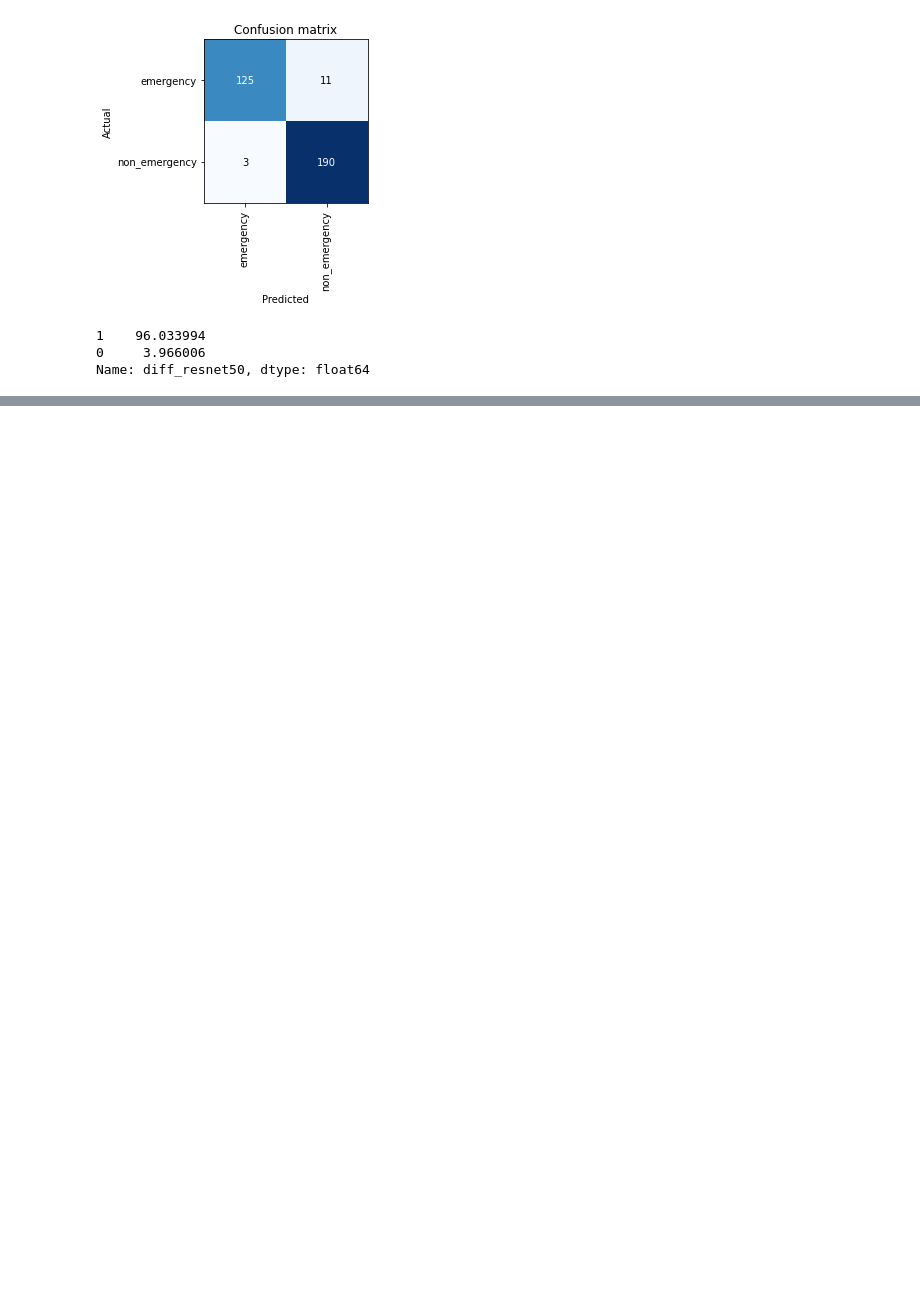
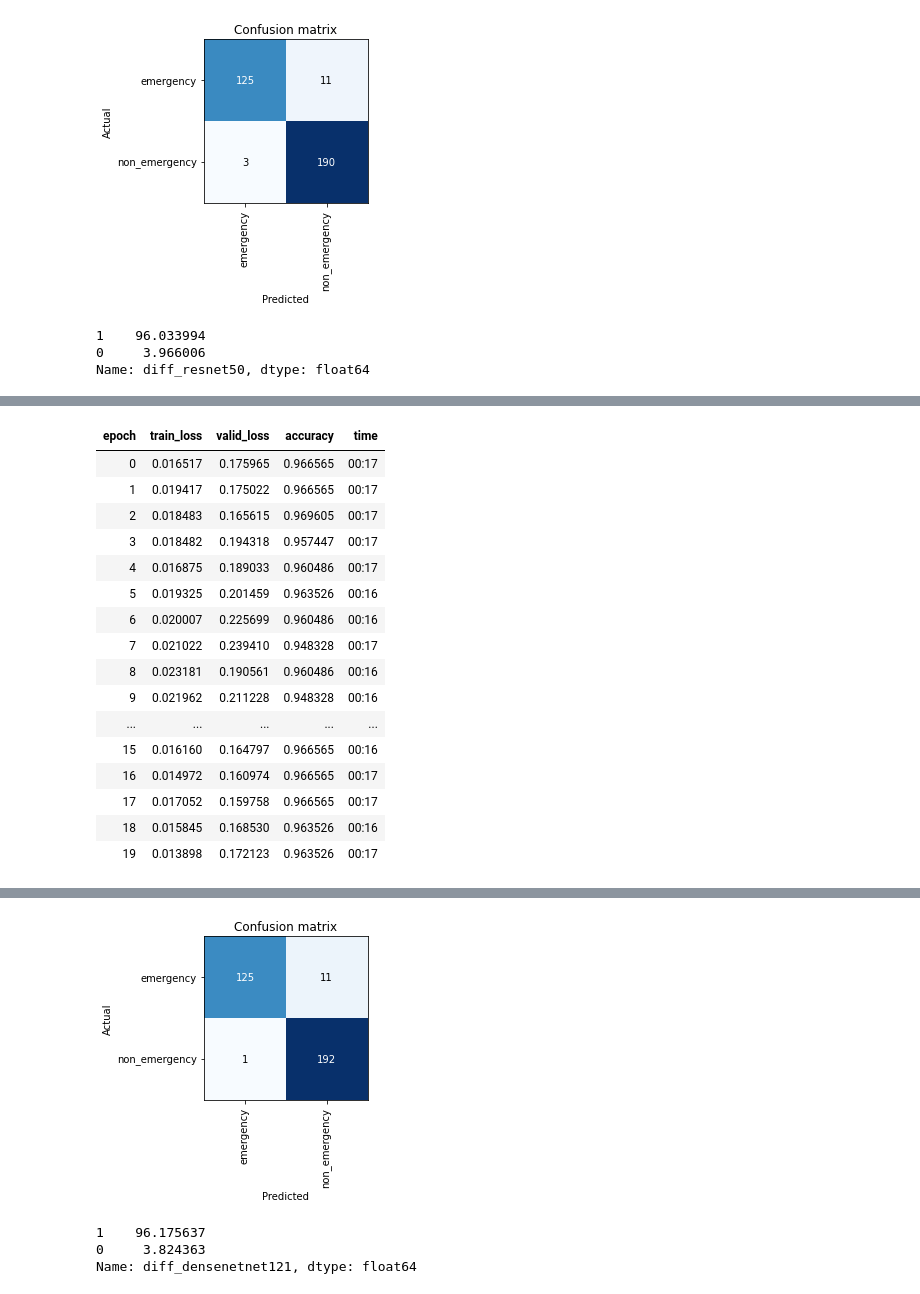
Before and after one commit to amitnits2016/fastai, a Jupyter notebook: EmergencyVsNon/EmergencyVsNon.ipynb, the cells around one changed output, grey strips where cells are left out. Saved outputs shown, nothing was run; the diff lists cells and outputs as text; code cells hidden in the pictures; blank space fills up the shorter version.

```diff
--- a/EmergencyVsNon/EmergencyVsNon.ipynb
+++ b/EmergencyVsNon/EmergencyVsNon.ipynb
@@ -413,0 +426,32 @@ learn.save('BinaryImageClassification')
+# %%
+learn_densenet121.fit_one_cycle(20,max_lr=slice(1e-6,6e-4))
+interp = ClassificationInterpretation.from_learner(learn_densenet121)
+interp.plot_confusion_matrix( )
+preds = []
+filename = []
+for i in range(0,706):
+    f = str(learn_densenet121.data.test_ds.items[i]).split('/')[-1]
+    p = learn_densenet121.predict(data.test_ds.x[i])
+    filename.append(f)
+    preds.append(int(p[0]))
+
+df6=pd.DataFrame(list(zip(filename,preds)),columns=['image_names','pred_densenet121'])
+learn_densenet121.save('learn_densenet121_updated')
+# %% [output]
+| epoch | train_loss | valid_loss | accuracy | time |
+| 0 | 0.016517 | 0.175965 | 0.966565 | 00:17 |
+| 1 | 0.019417 | 0.175022 | 0.966565 | 00:17 |
+| 2 | 0.018483 | 0.165615 | 0.969605 | 00:17 |
+| 3 | 0.018482 | 0.194318 | 0.957447 | 00:17 |
+| 4 | 0.016875 | 0.189033 | 0.960486 | 00:17 |
+| 5 | 0.019325 | 0.201459 | 0.963526 | 00:16 |
+| 6 | 0.020007 | 0.225699 | 0.960486 | 00:16 |
+| 7 | 0.021022 | 0.239410 | 0.948328 | 00:17 |
+| 8 | 0.023181 | 0.190561 | 0.960486 | 00:16 |
+| 9 | 0.021962 | 0.211228 | 0.948328 | 00:16 |
+| ... | ... | ... | ... | ... |
+| 15 | 0.016160 | 0.164797 | 0.966565 | 00:16 |
+| 16 | 0.014972 | 0.160974 | 0.966565 | 00:17 |
+| 17 | 0.017052 | 0.159758 | 0.966565 | 00:17 |
+| 18 | 0.015845 | 0.168530 | 0.963526 | 00:16 |
+| 19 | 0.013898 | 0.172123 | 0.963526 | 00:17 |
@@ -413,0 +459,11 @@ learn.save('BinaryImageClassification')
+[figure, added]
+# %%
+sub_file = pd.merge (sub_file,df6,on='image_names')
+sub_file['diff_densenetnet121'] = abs(sub_file['emergency_or_not'] - sub_file['pred_densenet121'])
+print(sub_file['diff_densenetnet121'].value_counts(normalize=True)*100)
+sub_file.to_csv('/content/drive/My Drive/AAIN0896/fastai/EmergencyVSNon-Emergency_VehicalClassification/result_densenet121.csv')
+sub_file = pd.read_csv('/content/drive/My Drive/AAIN0896/fastai/EmergencyVSNon-Emergency_VehicalClassification/test_images_actual_label.csv')
+# %% [output]
+1    96.175637
+0     3.824363
+Name: diff_densenetnet121, dtype: float64
```
Also changed, not shown: parts of 8 cells of this notebook.
